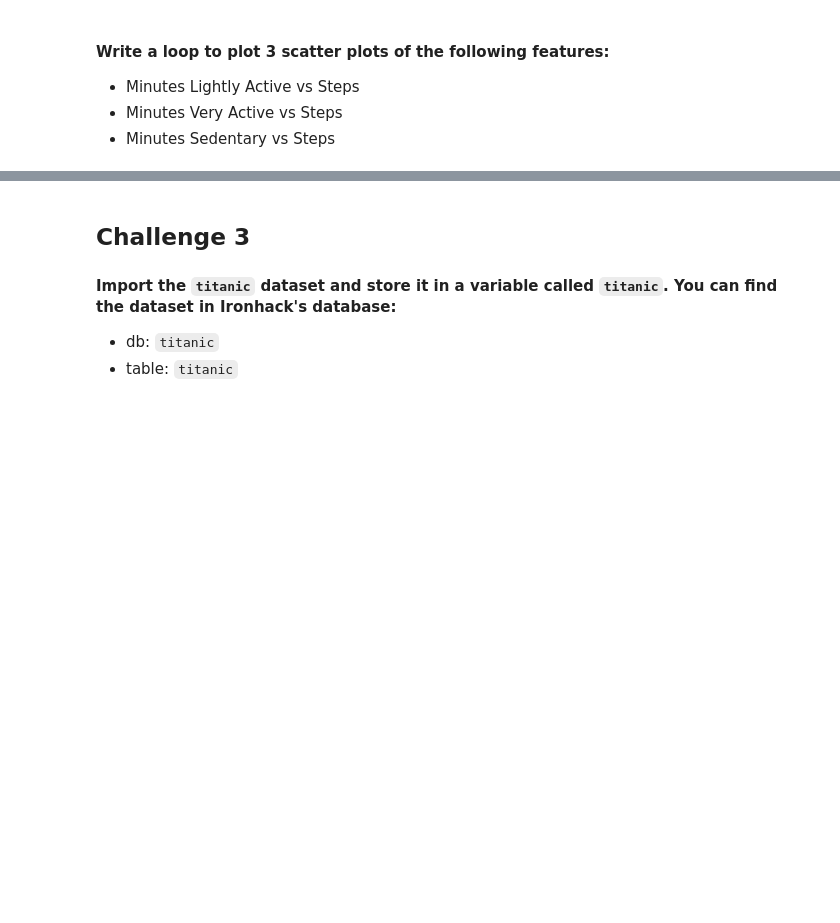
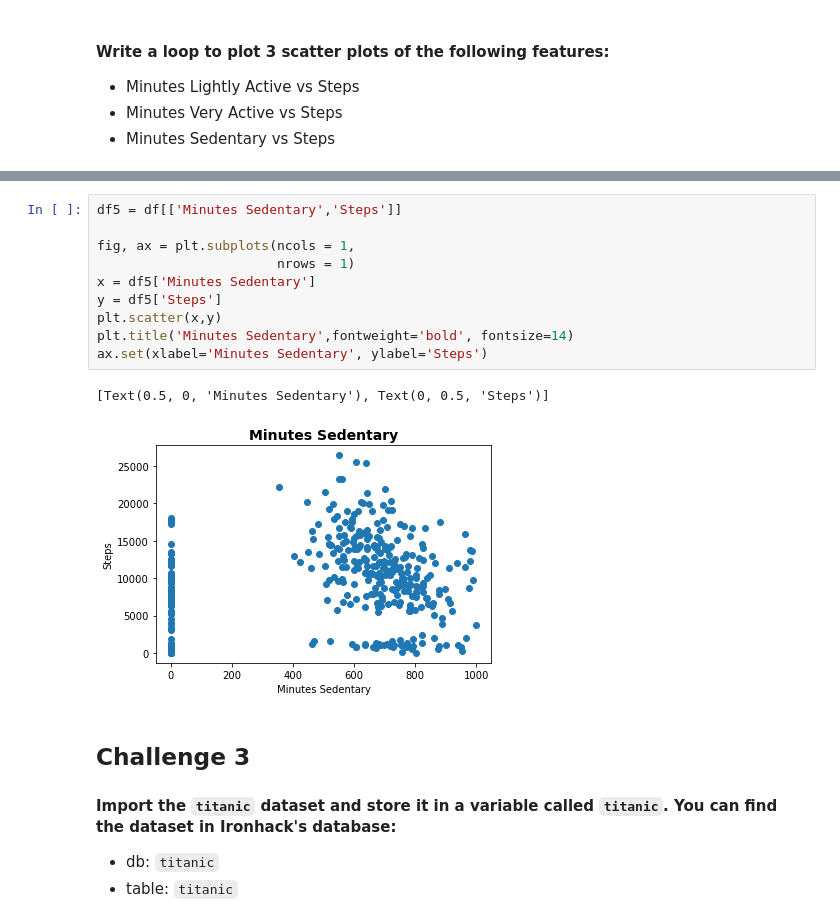
Before and after one commit to anadeondarza/dataptmad0522_labs, a Jupyter notebook: module-2/matplotlib-seaborn/your-code/main.ipynb, the cells around one changed output, grey strips where cells are left out. Drawn from its saved outputs; the diff is of its cells as text; blank space fills up the shorter version.

```diff
--- a/module-2/matplotlib-seaborn/your-code/main.ipynb
+++ b/module-2/matplotlib-seaborn/your-code/main.ipynb
@@ -189,3 +214,16 @@ ax.set(xlabel='Work_or_Weekend', ylabel='Steps')
+# %%
+df5 = df[['Minutes Sedentary','Steps']]
+
+fig, ax = plt.subplots(ncols = 1,
+                       nrows = 1)
+x = df5['Minutes Sedentary']
+y = df5['Steps']
+plt.scatter(x,y)
+plt.title('Minutes Sedentary',fontweight='bold', fontsize=14)
+ax.set(xlabel='Minutes Sedentary', ylabel='Steps')
+# %% [output]
+[Text(0.5, 0, 'Minutes Sedentary'), Text(0, 0.5, 'Steps')]
+[figure, added]
 # %% [markdown]
 ## Challenge 3
 
```
Also changed, not shown: parts of 4 cells of this notebook.
